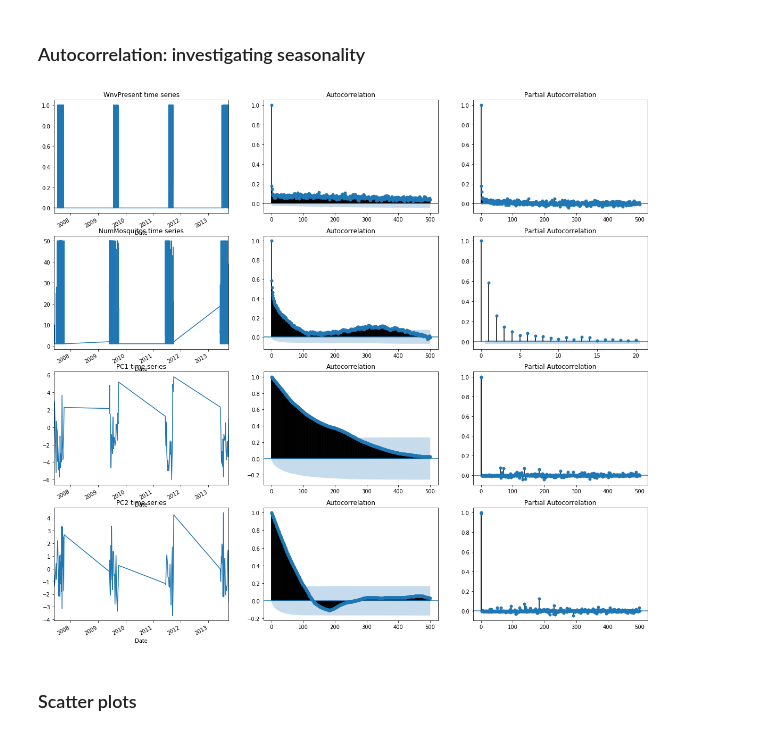
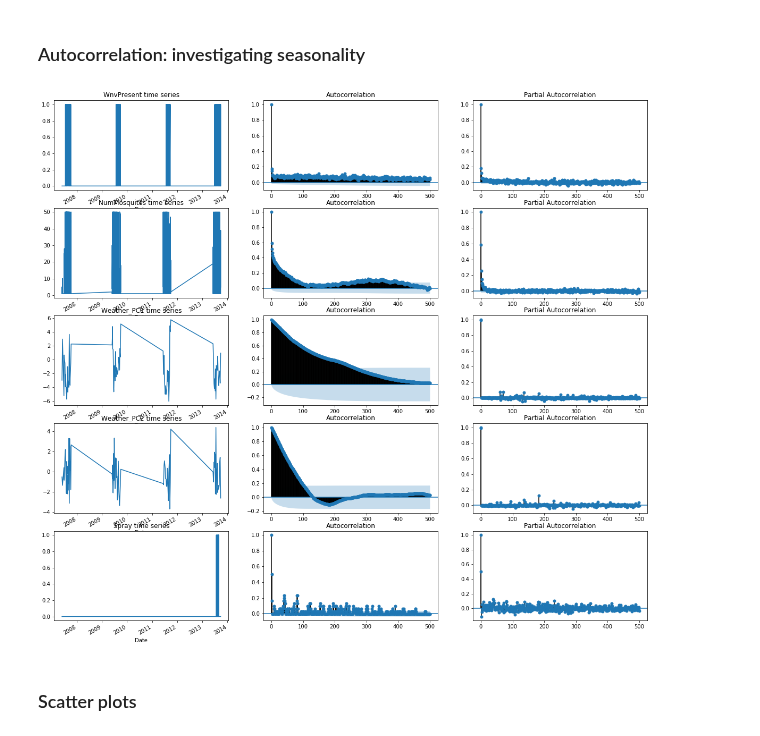
Before and after one commit to a3o1m2/DSI11-lessons, a Jupyter notebook: projects/project-capstone/part-03/capstone_west_nile.ipynb, the cells around one changed output. Saved outputs shown, nothing was run; the diff lists cells and outputs as text; code cells hidden in the pictures.

```diff
--- a/projects/project-capstone/part-03/capstone_west_nile.ipynb
+++ b/projects/project-capstone/part-03/capstone_west_nile.ipynb
@@ -135,16 +175,4 @@ sns.heatmap(weather_pca.corr(), vmin=-1, vmax=1);
 # %%
-# Prepare a weather_pca dataframe with string dtypes converted to numeric, and standardise:
-weather_pca = weather_df.drop(columns=['Station_station_1','Station_station_2',
-                                       'Latitude_station_1','Longitude_station_1',
-                                       'Latitude_station_2','Longitude_station_2',
-                                       'Depth_station_1','Water1_station_1',
-                                       'Depth_station_2','Water1_station_2',
-                                       'Sunrise_station_2','Sunset_station_2',
-                                       'Depart_station_2','SnowFall_station_2',
-                                       'CodeSum_station_1','CodeSum_station_2']).replace({'M':0,'  T':0, '-':0}).apply(pd.to_numeric)
-scaler = StandardScaler()
-weather_pca = pd.DataFrame(scaler.fit_transform(weather_pca), columns=weather_pca.columns)
-
 # Fit PCA model and assess:
 pca = PCA()
 pca.fit(weather_pca)
@@ -190,0 +208,10 @@ spray.head(1)
+# %%
+spray = pd.read_csv('./datasets/spray.csv')
+spray['Time'] = spray['Time'].fillna(value=spray.mode().Time[0])
+spray['DateTime'] = spray.apply(lambda x: str(x['Date'])+' '+str(x['Time']), axis=1)
+spray['DateTime'] = spray.apply(lambda x: datetime.strptime(str(x['DateTime']), '%Y-%m-%d %I:%M:%S %p'), axis=1)
+spray['Date'] = spray.apply(lambda x: datetime.strptime(str(x['Date']), '%Y-%m-%d'), axis=1)
+spray['Latitude2'] = np.round(spray.Latitude,2)
+spray['Longitude2'] = np.round(spray.Longitude,2)
+spray.set_index('DateTime', inplace=True, drop=True)
+spray.head(1)
@@ -196,6 +229,14 @@ train_df = train.merge(weather_df, how='left', on='Date', suffixes=('',''))
 # Merging weather_pcs data onto train data:
 train_df = train_df.merge(weather_pcs, how='left', on='Date', suffixes=('',''))
 train_df.head(1)
+# Merging spray data onto train data:
+train_df['Latitude2'] = np.round(train_df.Latitude,2)
+train_df['Longitude2'] = np.round(train_df.Longitude,2)
+spray_df = spray.drop_duplicates(subset=['Date','Latitude2','Longitude2'])
+train_df = train_df.merge(spray_df, how='left', on=['Date','Latitude2','Longitude2'], suffixes=('','_spray'))
+train_df['isSpray'] = [0 if x==0 else 1 for x in train_df.Time.fillna(value=0)]
+train_df.set_index('Date', inplace=True, drop=True)
+train_df.head(1)
 # %% [output]
 |  | Address | Species | Block | Street | Trap | AddressNumberAndStreet | Latitude | Longitude | ... |
 | Date |  |  |  |  |  |  |  |  | ... |
@@ -205,30 +246,31 @@ train_df.head(1)
 # %%
 # Plotting a Partial Autocorrelation model to illustrate seasonal effects as Wnv is most prevalent in summer:
 
-fig, ax = plt.subplots(nrows=4, ncols=3, figsize=(20, 20))
+fig, ax = plt.subplots(nrows=5, ncols=3, figsize=(20, 20))
 
 train_df['WnvPresent'].plot(ax=ax[0,0], title='WnvPresent time series')
 plot_acf(train_df['WnvPresent'], lags=500, ax=ax[0,1])
 plot_pacf(train_df['WnvPresent'], lags=500, ax=ax[0,2])
 
 train_df['NumMosquitos'].plot(ax=ax[1,0], title='NumMosquitos time series')
 plot_acf(train_df['NumMosquitos'], lags=500, ax=ax[1,1])
-plot_pacf(train_df['NumMosquitos'], lags=20, ax=ax[1,2])
+plot_pacf(train_df['NumMosquitos'], lags=500, ax=ax[1,2])
 
-train_df['weather_PC1'].plot(ax=ax[2,0], title='PC1 time series')
+train_df['weather_PC1'].plot(ax=ax[2,0], title='Weather_PC1 time series')
 plot_acf(train_df['weather_PC1'], lags=500, ax=ax[2,1])
 plot_pacf(train_df['weather_PC1'], lags=500, ax=ax[2,2])
 
-train_df['weather_PC2'].plot(ax=ax[3,0], title='PC2 time series')
+train_df['weather_PC2'].plot(ax=ax[3,0], title='Weather_PC2 time series')
 plot_acf(train_df['weather_PC2'], lags=500, ax=ax[3,1])
 plot_pacf(train_df['weather_PC2'], lags=500, ax=ax[3,2])
 
+train_df['isSpray'].plot(ax=ax[4,0], title='Spray time series')
+plot_acf(train_df['isSpray'], lags=500, ax=ax[4,1])
+plot_pacf(train_df['isSpray'], lags=500, ax=ax[4,2])
+
 plt.show()
-
-# Interestingly tests in 2013 coupled with higher rate of positives: was Chicago starting to predict
-    # better the WNV's whereabouts in 2013?
 # %% [output]
-[figure, old version]
+[figure, new version]
 # %% [markdown]
 ### Scatter plots
 # %%
```
Also changed, not shown: parts of 29 cells of this notebook, 5 other files.
